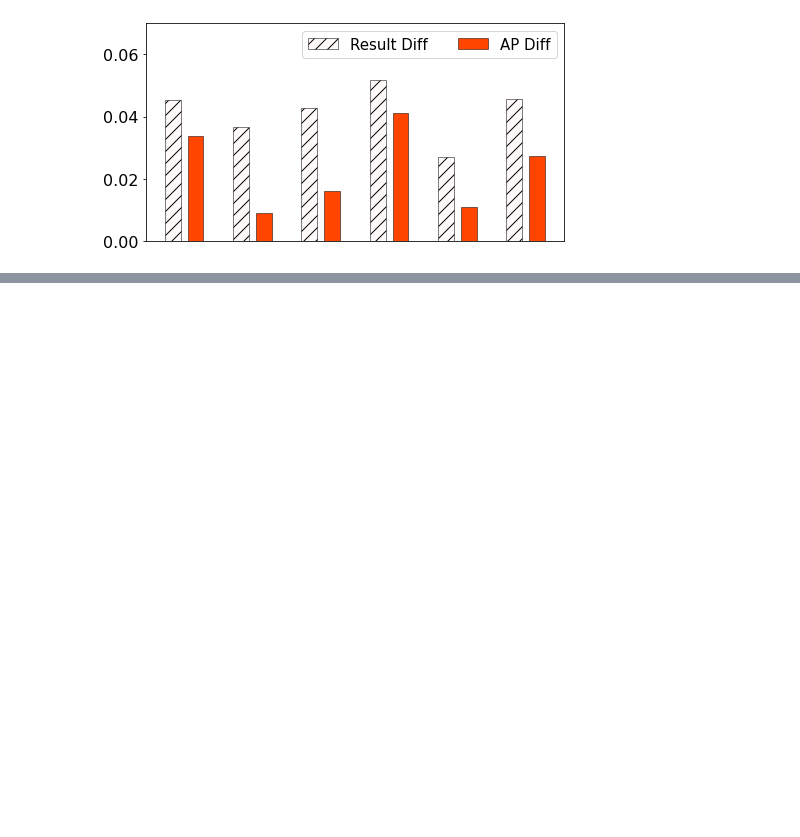
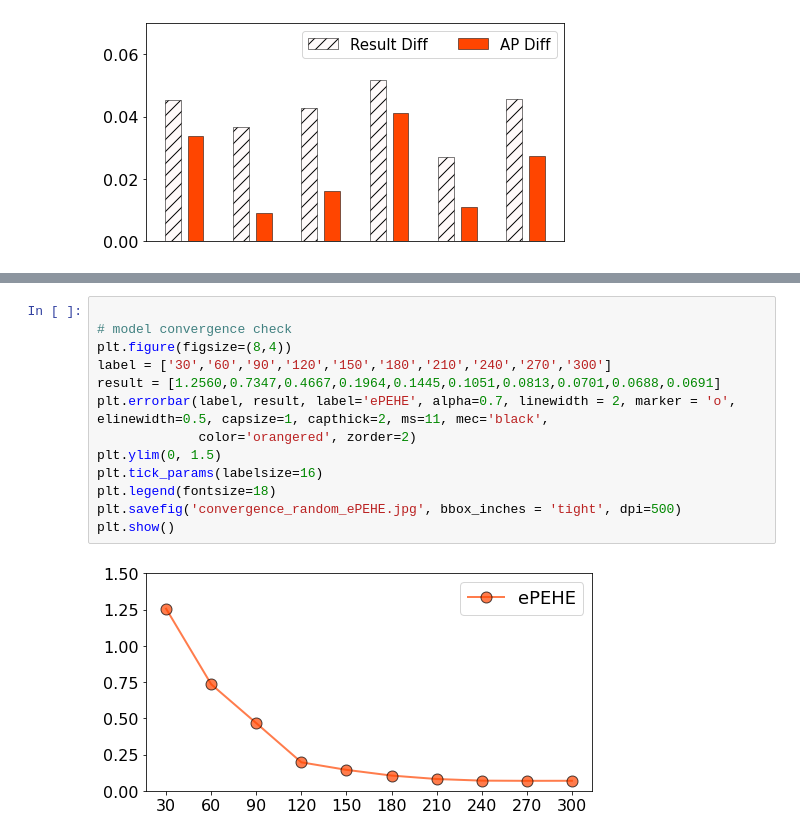
Before and after one commit to ZaccWu/botImpact, a Jupyter notebook: result_vis.ipynb, the cells around one changed output, grey strips where cells are left out. Cells and saved outputs as stored; diff of their text form; blank space fills up the shorter version.

```diff
--- a/result_vis.ipynb
+++ b/result_vis.ipynb
@@ -297,0 +315,15 @@ plt.show()
+# %%
+
+# model convergence check
+plt.figure(figsize=(8,4))
+label = ['30','60','90','120','150','180','210','240','270','300']
+result = [1.2560,0.7347,0.4667,0.1964,0.1445,0.1051,0.0813,0.0701,0.0688,0.0691]
+plt.errorbar(label, result, label='ePEHE', alpha=0.7, linewidth = 2, marker = 'o', elinewidth=0.5, capsize=1, capthick=2, ms=11, mec='black',
+             color='orangered', zorder=2)
+plt.ylim(0, 1.5)
+plt.tick_params(labelsize=16)
+plt.legend(fontsize=18)
+plt.savefig('convergence_random_ePEHE.jpg', bbox_inches = 'tight', dpi=500)
+plt.show()
+# %% [output]
+[figure, added]
```
Also changed, not shown: parts of 4 cells of this notebook, 5 other files.
